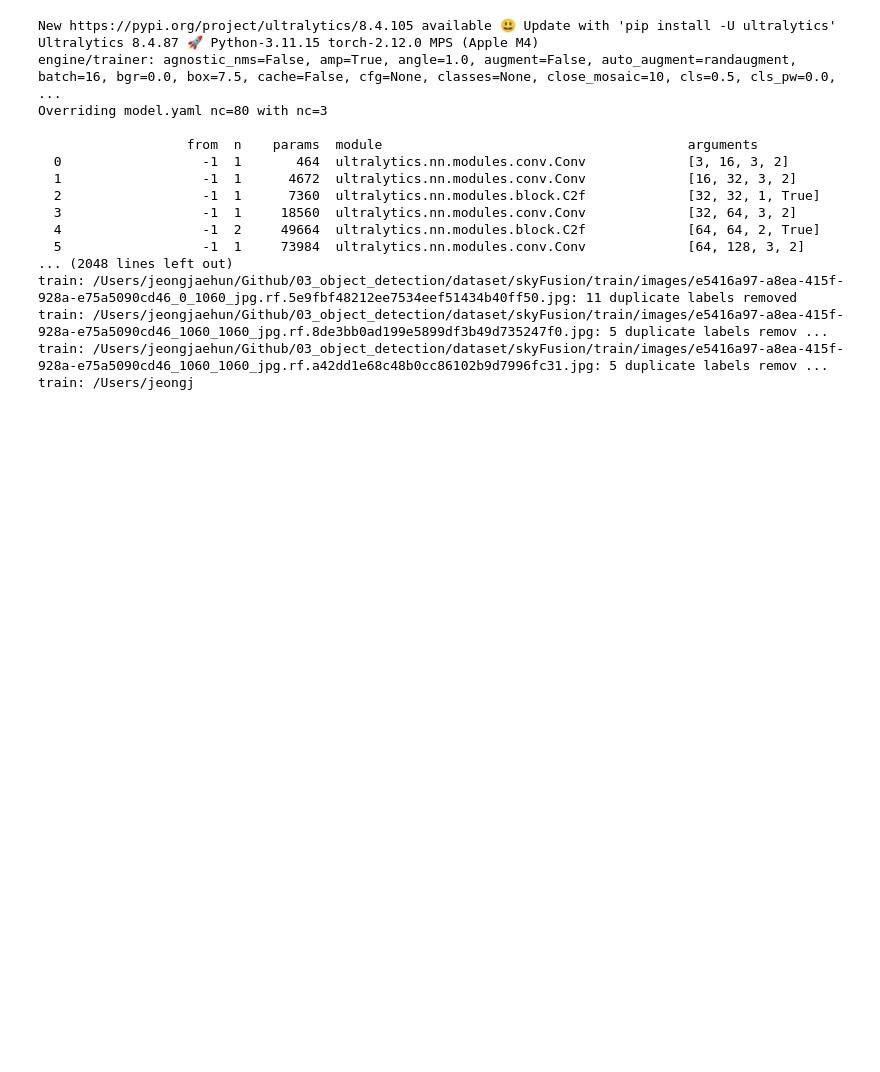
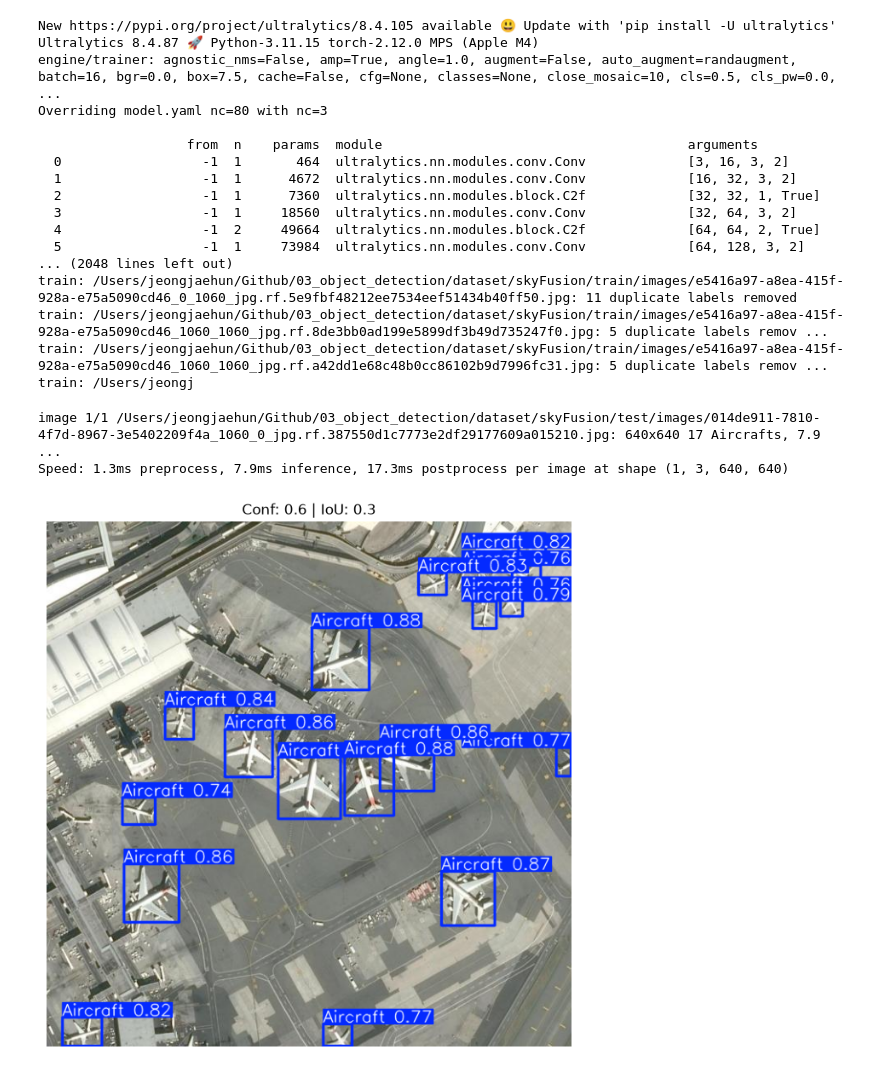
Before and after one commit to wjdwogns2873-web/deep-learning-study, a Jupyter notebook: 03_object_detection/13_sky_fusion.ipynb, the cells around one changed output. Saved outputs shown, nothing was run; the diff lists cells and outputs as text; code cells hidden in the pictures; blank space fills up the shorter version.

```diff
--- a/03_object_detection/13_sky_fusion.ipynb
+++ b/03_object_detection/13_sky_fusion.ipynb
@@ -244,3 +301,30 @@ train: /Users/jeongjaehun/Github/03_object_detection/dataset/skyFusion/train/ima
 train: /Users/jeongjaehun/Github/03_object_detection/dataset/skyFusion/train/images/e5416a97-a8ea-415f-928a-e75a5090cd46_1060_1060_jpg.rf.8de3bb0ad199e5899df3b49d735247f0.jpg: 5 duplicate labels remov ...
 train: /Users/jeongjaehun/Github/03_object_detection/dataset/skyFusion/train/images/e5416a97-a8ea-415f-928a-e75a5090cd46_1060_1060_jpg.rf.a42dd1e68c48b0cc86102b9d7996fc31.jpg: 5 duplicate labels remov ...
 train: /Users/jeongj
+# %%
+def inspect_detection(image_path, conf_threshold=0.45, iou_threshold=0.4):
+    model = YOLO('runs/skyFusion/weights/best.pt')
+
+    preds = model.predict(
+        source=image_path,
+        conf=conf_threshold,
+        iou=iou_threshold,
+        device='mps'
+    )
+
+    result = preds[0]
+    annotated_img_bgr = result.plot()
+    img_rgb = cv2.cvtColor(annotated_img_bgr, cv2.COLOR_BGR2RGB)
+
+    plt.figure(figsize=(12, 8))
+    plt.imshow(img_rgb)
+    plt.title(f'Conf: {conf_threshold} | IoU: {iou_threshold}')
+    plt.axis('off')
+    plt.show()
+# %%
+image_path = 'dataset/skyFusion/test/images/014de911-7810-4f7d-8967-3e5402209f4a_1060_0_jpg.rf.387550d1c7773e2df29177609a015210.jpg'
+inspect_detection(image_path, conf_threshold=0.6, iou_threshold=0.3)
+# %% [output]
+image 1/1 /Users/jeongjaehun/Github/03_object_detection/dataset/skyFusion/test/images/014de911-7810-4f7d-8967-3e5402209f4a_1060_0_jpg.rf.387550d1c7773e2df29177609a015210.jpg: 640x640 17 Aircrafts, 7.9 ...
+Speed: 1.3ms preprocess, 7.9ms inference, 17.3ms postprocess per image at shape (1, 3, 640, 640)
+[figure, added]
```
Also changed, not shown: parts of 3 cells of this notebook, 56 other files.
